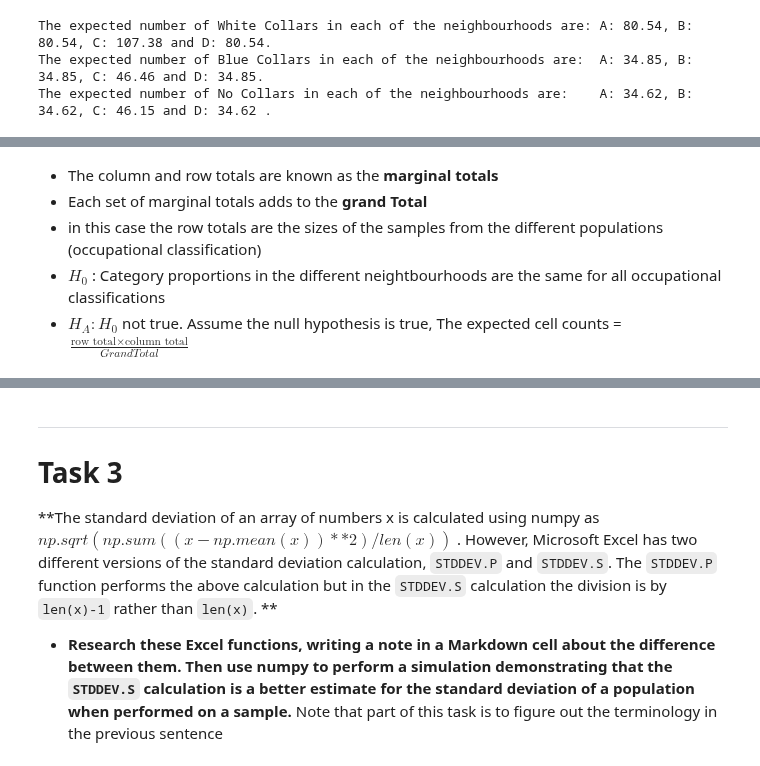
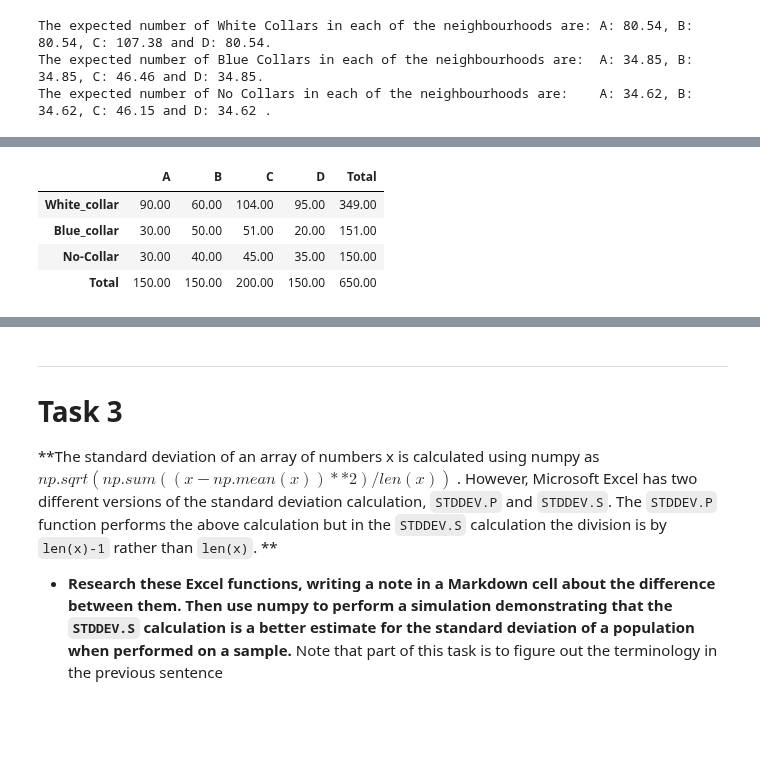
Before and after one commit to angela1C/Machine-Learning-and-Statistics-Tasks-Project-2020, a Jupyter notebook: Tasks.ipynb, the cells around one changed output, grey strips where cells are left out. Cells and saved outputs as stored; diff of their text form; code cells hidden in the pictures; blank space fills up the shorter version.

Commit message:
finish task 2, some notes on the p-value and hypothesis testing

```diff
--- a/Tasks.ipynb
+++ b/Tasks.ipynb
@@ -548,27 +556,22 @@ Here I will put the data from the contingency table into a pandas dataframe and
 # %%
 import numpy as np
 import pandas as pd
 
 # create a pandas dataframe and add a row index
 df=pd.DataFrame({"A":[90,30,30], "B":[60,50,40],"C":[104,51,45],"D":[95,20,35]})
 df.index = ['White_collar', 'Blue_collar', 'No-Collar']
 # add a total column to sum across each row
 df["Total"] = df.sum(axis=1)
 # add a row to sum across column totals
 #(https://stackoverflow.com/questions/20804673/appending-column-totals-to-a-pandas-dataframe)
 df.loc['Total']= df.sum()
-df
-
 df.style.format("{:.2f}")
+# %% [output]
+|  | A | B | C | D | Total |
+| White_collar | 90.00 | 60.00 | 104.00 | 95.00 | 349.00 |
+| Blue_collar | 30.00 | 50.00 | 51.00 | 20.00 | 151.00 |
+| No-Collar | 30.00 | 40.00 | 45.00 | 35.00 | 150.00 |
+| Total | 150.00 | 150.00 | 200.00 | 150.00 | 650.00 |
-# %% [markdown]
-
-- The column and row totals are known as the **marginal totals**
-- Each set of marginal totals adds to the **grand Total**
-- in this case the row totals are the sizes of the samples from the different populations (occupational classification)
-- $H_0$ : Category proportions in the different neightbourhoods are the same for all occupational classifications
-- $H_A: H_0$ not true.
-Assume the null hypothesis is true,
-The expected cell counts = $\frac{\text{row total} \times \text{column total}}{Grand Total}$
 # %%
 # get the marginal row totals
 WhiteCollarTotal =df.iat[0, 4]
```
Also changed, not shown: parts of 35 cells of this notebook.
